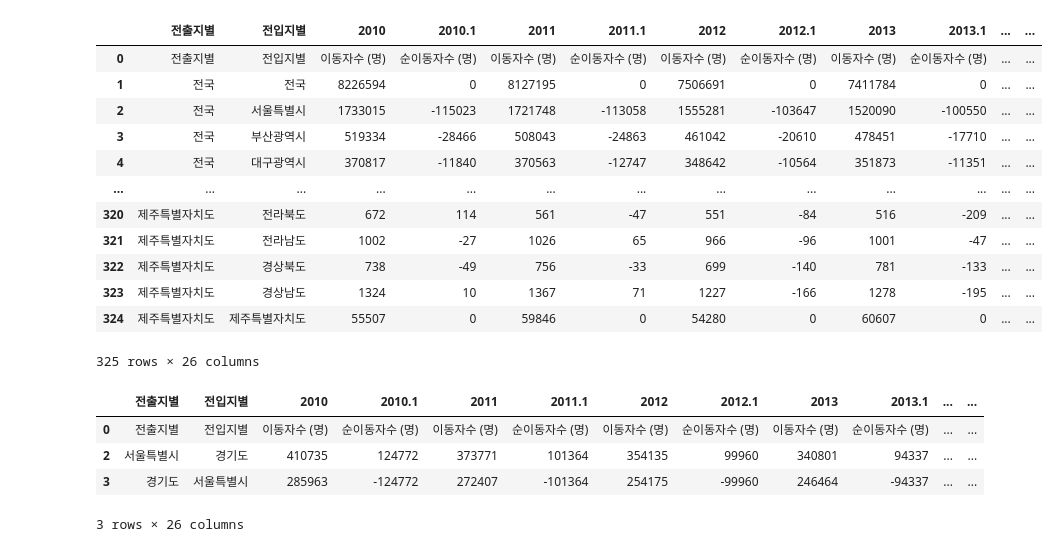
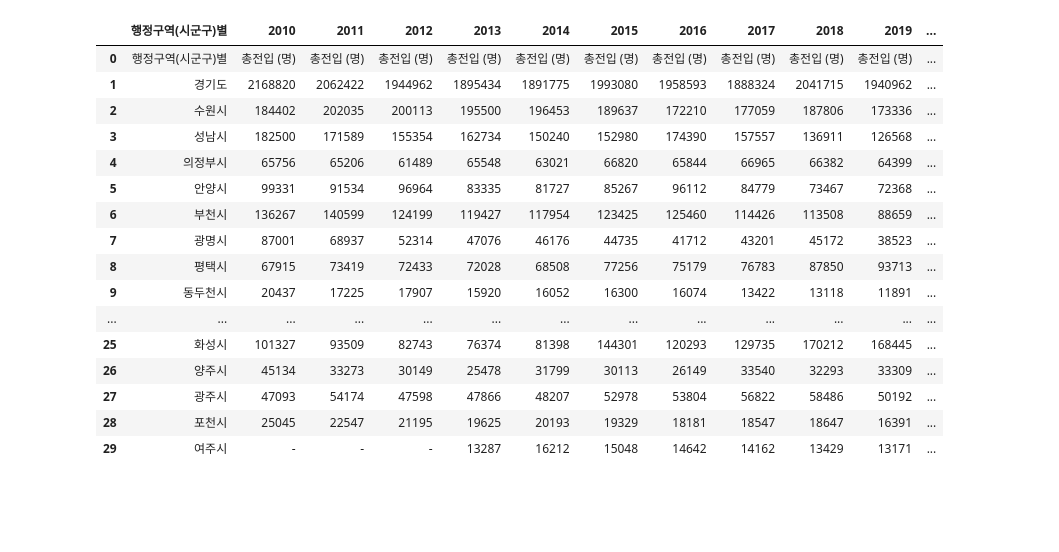
Before and after one commit to HBinble/StudyPython_Advanced, a Jupyter notebook: MiniProject_1차/1_인구이동.ipynb, the cells around one changed output. Saved outputs shown, nothing was run; the diff lists cells and outputs as text; code cells hidden in the pictures; blank space fills up the shorter version.

```diff
--- a/MiniProject_1차/1_인구이동.ipynb
+++ b/MiniProject_1차/1_인구이동.ipynb
@@ -3,26 +20,22 @@ import pandas as pd
 # %%
-file_path = "./data/1.전국_전출지_전입지_이동자수.csv"
-df = pd.read_csv(file_path, encoding="EUC-KR")
+file_path = "./data/서울_경기_시군구별_이동자수.csv"
+df = pd.read_csv(file_path, encoding="EUC_KR", skipfooter=13)
 df
 # %% [output]
-|  | 전출지별 | 전입지별 | 2010 | 2010.1 | 2011 | 2011.1 | 2012 | 2012.1 | 2013 | 2013.1 | ... | ... |
-| 0 | 전출지별 | 전입지별 | 이동자수 (명) | 순이동자수 (명) | 이동자수 (명) | 순이동자수 (명) | 이동자수 (명) | 순이동자수 (명) | 이동자수 (명) | 순이동자수 (명) | ... | ... |
-| 1 | 전국 | 전국 | 8226594 | 0 | 8127195 | 0 | 7506691 | 0 | 7411784 | 0 | ... | ... |
-| 2 | 전국 | 서울특별시 | 1733015 | -115023 | 1721748 | -113058 | 1555281 | -103647 | 1520090 | -100550 | ... | ... |
-| 3 | 전국 | 부산광역시 | 519334 | -28466 | 508043 | -24863 | 461042 | -20610 | 478451 | -17710 | ... | ... |
-| 4 | 전국 | 대구광역시 | 370817 | -11840 | 370563 | -12747 | 348642 | -10564 | 351873 | -11351 | ... | ... |
+|  | 행정구역(시군구)별 | 2010 | 2011 | 2012 | 2013 | 2014 | 2015 | 2016 | 2017 | 2018 | 2019 | ... |
+| 0 | 행정구역(시군구)별 | 총전입 (명) | 총전입 (명) | 총전입 (명) | 총전입 (명) | 총전입 (명) | 총전입 (명) | 총전입 (명) | 총전입 (명) | 총전입 (명) | 총전입 (명) | ... |
+| 1 | 경기도 | 2168820 | 2062422 | 1944962 | 1895434 | 1891775 | 1993080 | 1958593 | 1888324 | 2041715 | 1940962 | ... |
+| 2 | 수원시 | 184402 | 202035 | 200113 | 195500 | 196453 | 189637 | 172210 | 177059 | 187806 | 173336 | ... |
+| 3 | 성남시 | 182500 | 171589 | 155354 | 162734 | 150240 | 152980 | 174390 | 157557 | 136911 | 126568 | ... |
+| 4 | 의정부시 | 65756 | 65206 | 61489 | 65548 | 63021 | 66820 | 65844 | 66965 | 66382 | 64399 | ... |
+| 5 | 안양시 | 99331 | 91534 | 96964 | 83335 | 81727 | 85267 | 96112 | 84779 | 73467 | 72368 | ... |
+| 6 | 부천시 | 136267 | 140599 | 124199 | 119427 | 117954 | 123425 | 125460 | 114426 | 113508 | 88659 | ... |
+| 7 | 광명시 | 87001 | 68937 | 52314 | 47076 | 46176 | 44735 | 41712 | 43201 | 45172 | 38523 | ... |
+| 8 | 평택시 | 67915 | 73419 | 72433 | 72028 | 68508 | 77256 | 75179 | 76783 | 87850 | 93713 | ... |
+| 9 | 동두천시 | 20437 | 17225 | 17907 | 15920 | 16052 | 16300 | 16074 | 13422 | 13118 | 11891 | ... |
 | ... | ... | ... | ... | ... | ... | ... | ... | ... | ... | ... | ... | ... |
-| 320 | 제주특별자치도 | 전라북도 | 672 | 114 | 561 | -47 | 551 | -84 | 516 | -209 | ... | ... |
-| 321 | 제주특별자치도 | 전라남도 | 1002 | -27 | 1026 | 65 | 966 | -96 | 1001 | -47 | ... | ... |
-| 322 | 제주특별자치도 | 경상북도 | 738 | -49 | 756 | -33 | 699 | -140 | 781 | -133 | ... | ... |
-| 323 | 제주특별자치도 | 경상남도 | 1324 | 10 | 1367 | 71 | 1227 | -166 | 1278 | -195 | ... | ... |
-| 324 | 제주특별자치도 | 제주특별자치도 | 55507 | 0 | 59846 | 0 | 54280 | 0 | 60607 | 0 | ... | ... |
+| 25 | 화성시 | 101327 | 93509 | 82743 | 76374 | 81398 | 144301 | 120293 | 129735 | 170212 | 168445 | ... |
+| 26 | 양주시 | 45134 | 33273 | 30149 | 25478 | 31799 | 30113 | 26149 | 33540 | 32293 | 33309 | ... |
+| 27 | 광주시 | 47093 | 54174 | 47598 | 47866 | 48207 | 52978 | 53804 | 56822 | 58486 | 50192 | ... |
+| 28 | 포천시 | 25045 | 22547 | 21195 | 19625 | 20193 | 19329 | 18181 | 18547 | 18647 | 16391 | ... |
+| 29 | 여주시 | - | - | - | 13287 | 16212 | 15048 | 14642 | 14162 | 13429 | 13171 | ... |
-325 rows × 26 columns
-# %%
-df.drop([1,4])
-# %% [output]
-|  | 전출지별 | 전입지별 | 2010 | 2010.1 | 2011 | 2011.1 | 2012 | 2012.1 | 2013 | 2013.1 | ... | ... |
-| 0 | 전출지별 | 전입지별 | 이동자수 (명) | 순이동자수 (명) | 이동자수 (명) | 순이동자수 (명) | 이동자수 (명) | 순이동자수 (명) | 이동자수 (명) | 순이동자수 (명) | ... | ... |
-| 2 | 서울특별시 | 경기도 | 410735 | 124772 | 373771 | 101364 | 354135 | 99960 | 340801 | 94337 | ... | ... |
-| 3 | 경기도 | 서울특별시 | 285963 | -124772 | 272407 | -101364 | 254175 | -99960 | 246464 | -94337 | ... | ... |
-3 rows × 26 columns
```
Also changed, not shown: parts of 18 cells of this notebook, 9 other files.
